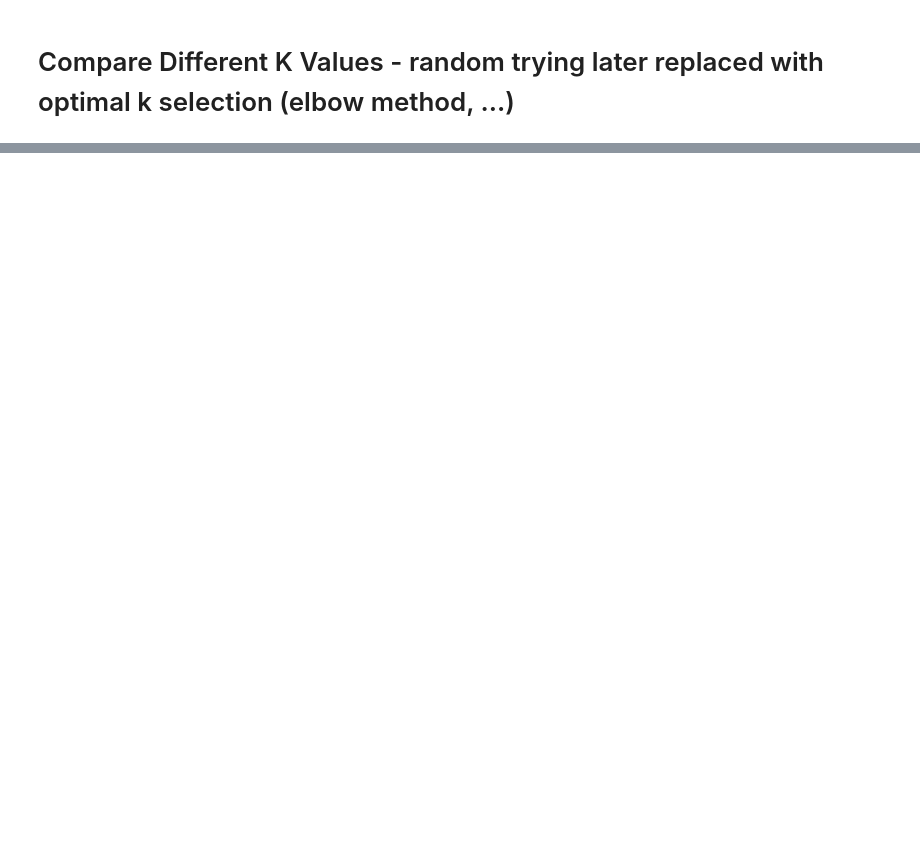
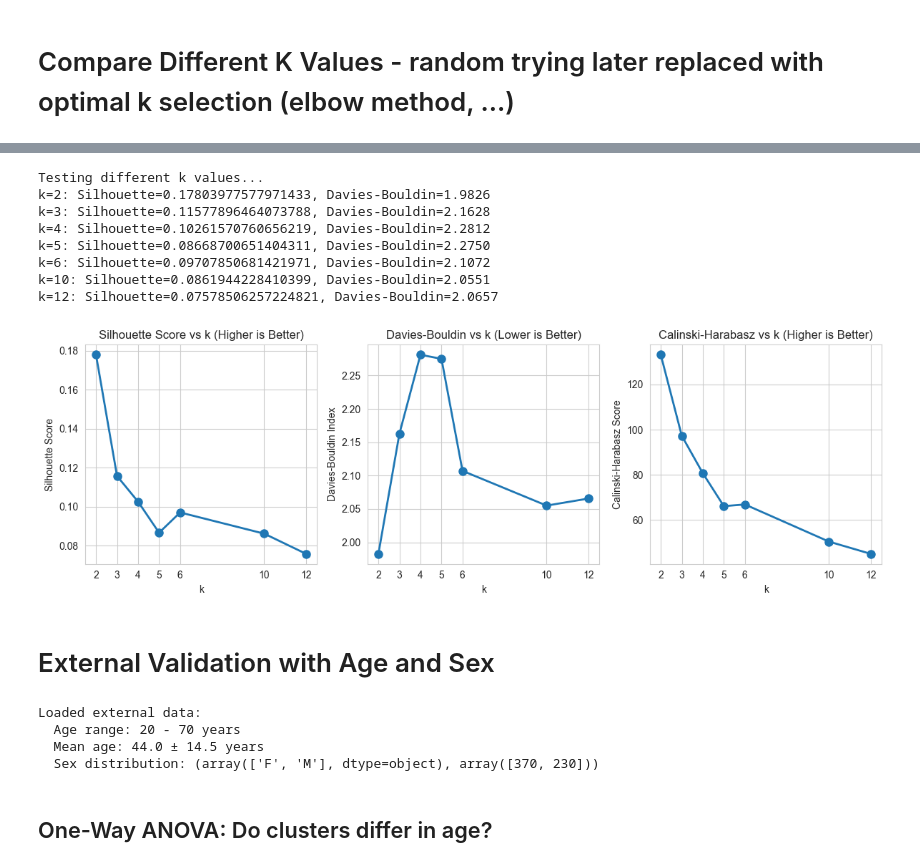
Before and after one commit to xandime/EEG_cluster_detection, a Jupyter notebook: k-mean-testing.ipynb, the cells around one changed output, grey strips where cells are left out. Drawn from its saved outputs; the diff is of its cells as text; code cells hidden in the pictures; blank space fills up the shorter version.

```diff
--- a/k-mean-testing.ipynb
+++ b/k-mean-testing.ipynb
@@ -161,0 +117,78 @@ k=6: Silhouette=0.0658, Davies-Bouldin=2.4608
+# %%
+k_values = [2, 3, 4, 5, 6, 10, 12]
+results_k = {}
+
+print("Testing different k values...")
+for k in k_values:
+    result_k = kmeans(features, k=k, max_iters=100, threshold=1e-5,
+                     verbose=False, random_state=42)
+    metrics_k = compute_all_metrics(features, result_k['assignments'], include_dunn=False)
+    results_k[k] = {'result': result_k, 'metrics': metrics_k}
+    print(f"k={k}: Silhouette={metrics_k['silhouette_score']}, "
+          f"Davies-Bouldin={metrics_k['davies_bouldin_score']:.4f}")
+
+plt.figure(figsize=(12, 4))
+
+plt.subplot(1, 3, 1)
+silhouettes = [results_k[k]['metrics']['silhouette_score'] for k in k_values]
+plt.plot(k_values, silhouettes, 'o-', linewidth=2, markersize=8)
+plt.xlabel('k')
+plt.ylabel('Silhouette Score')
+plt.title('Silhouette Score vs k (Higher is Better)')
+plt.grid(True)
+plt.xticks(k_values)
+
+plt.subplot(1, 3, 2)
+db_scores = [results_k[k]['metrics']['davies_bouldin_score'] for k in k_values]
+plt.plot(k_values, db_scores, 'o-', linewidth=2, markersize=8)
+plt.xlabel('k')
+plt.ylabel('Davies-Bouldin Index')
+plt.title('Davies-Bouldin vs k (Lower is Better)')
+plt.grid(True)
+plt.xticks(k_values)
+
+plt.subplot(1, 3, 3)
+ch_scores = [results_k[k]['metrics']['calinski_harabasz_score'] for k in k_values]
+plt.plot(k_values, ch_scores, 'o-', linewidth=2, markersize=8)
+plt.xlabel('k')
+plt.ylabel('Calinski-Harabasz Score')
+plt.title('Calinski-Harabasz vs k (Higher is Better)')
+plt.grid(True)
+plt.xticks(k_values)
+
+plt.tight_layout()
+plt.show()
+# %% [output]
+Testing different k values...
+k=2: Silhouette=0.17803977577971433, Davies-Bouldin=1.9826
+k=3: Silhouette=0.11577896464073788, Davies-Bouldin=2.1628
+k=4: Silhouette=0.10261570760656219, Davies-Bouldin=2.2812
+k=5: Silhouette=0.08668700651404311, Davies-Bouldin=2.2750
+k=6: Silhouette=0.09707850681421971, Davies-Bouldin=2.1072
+k=10: Silhouette=0.0861944228410399, Davies-Bouldin=2.0551
+k=12: Silhouette=0.07578506257224821, Davies-Bouldin=2.0657
+[figure, added]
+# %% [markdown]
+# External Validation with Age and Sex
+# %%
+from metrics.external_metrics import (
+    one_way_anova,
+    two_way_anova,
+    print_anova_results,
+    load_external_variables,
+)
+
+# Load external demographic data (age and sex)
+age, sex = load_external_variables('dataset/Dortmund_age&sex.csv', subject_ids)
+
+print(f"Loaded external data:")
+print(f"  Age range: {age.min():.0f} - {age.max():.0f} years")
+print(f"  Mean age: {age.mean():.1f} ± {age.std():.1f} years")
+print(f"  Sex distribution: {np.unique(sex, return_counts=True)}")
+# %% [output]
+Loaded external data:
+  Age range: 20 - 70 years
+  Mean age: 44.0 ± 14.5 years
+  Sex distribution: (array(['F', 'M'], dtype=object), array([370, 230]))
+# %% [markdown]
+## One-Way ANOVA: Do clusters differ in age?
```
Also changed, not shown: parts of 12 cells of this notebook, 1 other file.
